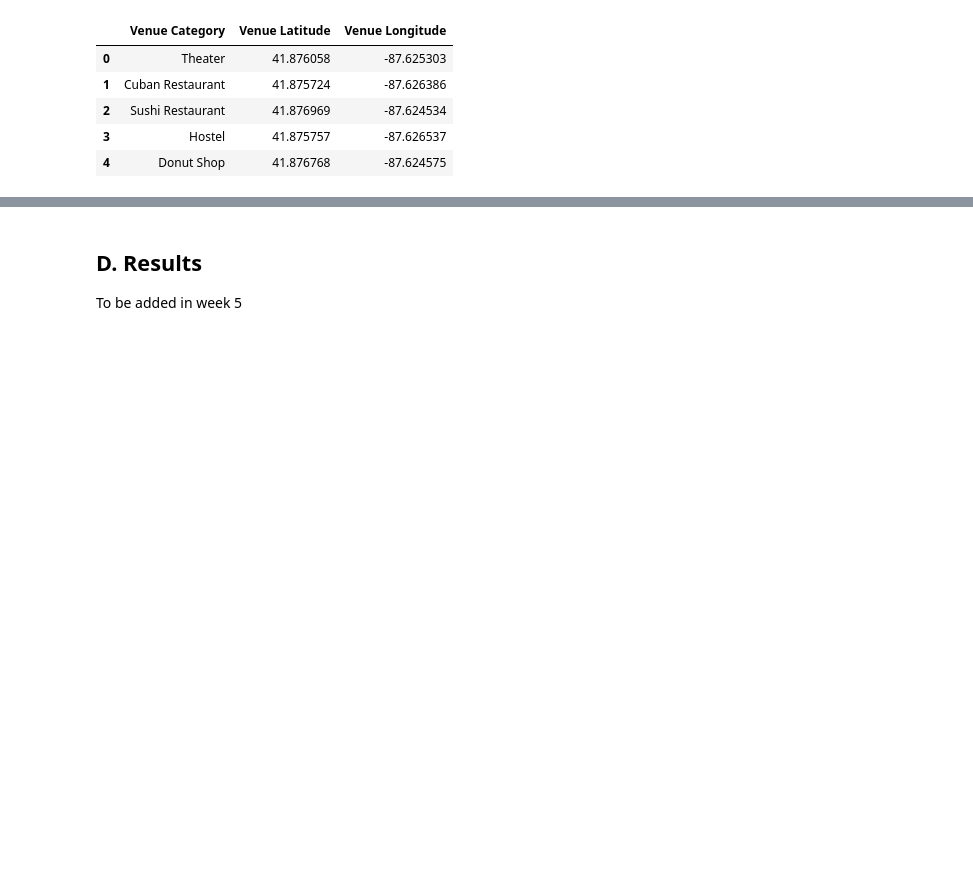
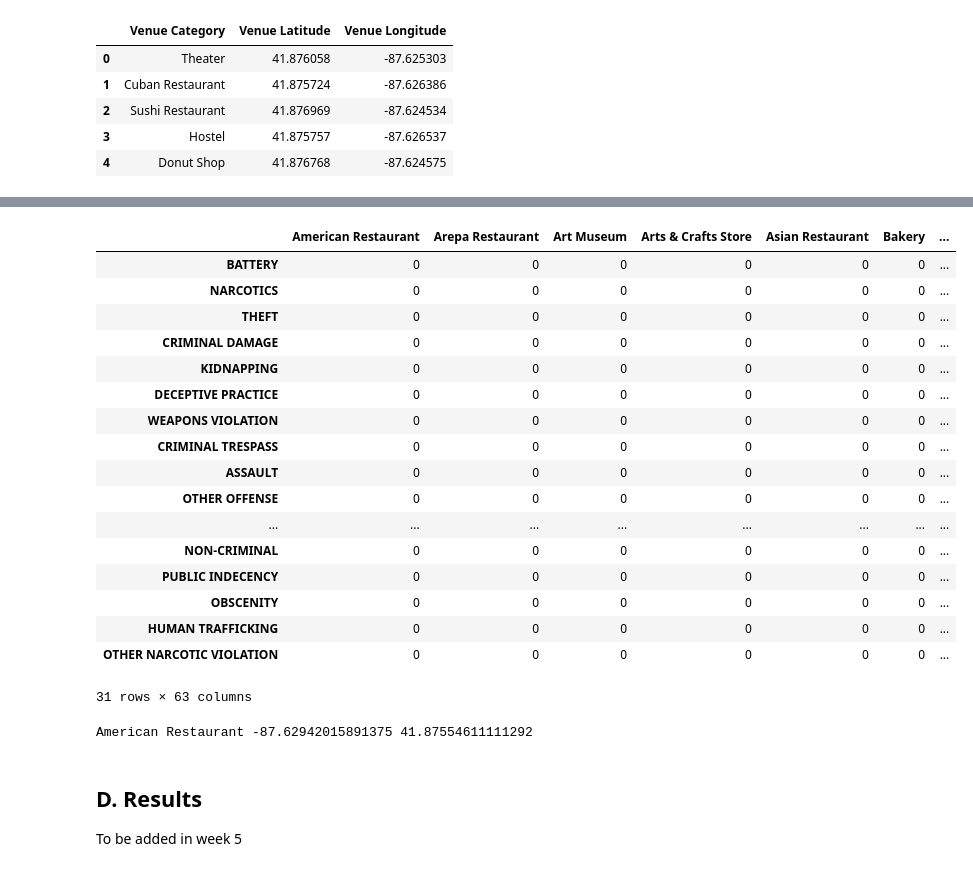
Before and after one commit to gnz5/Capstone-Project, a Jupyter notebook: Final Project.ipynb, the cells around one changed output, grey strips where cells are left out. Saved outputs shown, nothing was run; the diff lists cells and outputs as text; code cells hidden in the pictures; blank space fills up the shorter version.

```diff
--- a/Final Project.ipynb
+++ b/Final Project.ipynb
@@ -111,0 +99,3 @@ Index(['American Restaurant', 'Antique Shop', 'Baby Store', 'Bakery', 'Bar',
+# %%
+venue_categories = list(onehot.columns)
+venue_categories[:5]
@@ -138,0 +131,3 @@ To be added in week 5
+# %%
+crime_categories = list(crime_df['PRIMARY DESCRIPTION'].unique())
+crime_categories
@@ -138,0 +158,23 @@ To be added in week 5
+# %%
+crime_by_venue = pd.DataFrame(index=crime_categories, columns=venue_categories).fillna(value=0)
+# %%
+crime_by_venue
+# %% [output]
+|  | American Restaurant | Arepa Restaurant | Art Museum | Arts & Crafts Store | Asian Restaurant | Bakery | ... |
+| BATTERY | 0 | 0 | 0 | 0 | 0 | 0 | ... |
+| NARCOTICS | 0 | 0 | 0 | 0 | 0 | 0 | ... |
+| THEFT | 0 | 0 | 0 | 0 | 0 | 0 | ... |
+| CRIMINAL DAMAGE | 0 | 0 | 0 | 0 | 0 | 0 | ... |
+| KIDNAPPING | 0 | 0 | 0 | 0 | 0 | 0 | ... |
+| DECEPTIVE PRACTICE | 0 | 0 | 0 | 0 | 0 | 0 | ... |
+| WEAPONS VIOLATION | 0 | 0 | 0 | 0 | 0 | 0 | ... |
+| CRIMINAL TRESPASS | 0 | 0 | 0 | 0 | 0 | 0 | ... |
+| ASSAULT | 0 | 0 | 0 | 0 | 0 | 0 | ... |
+| OTHER OFFENSE | 0 | 0 | 0 | 0 | 0 | 0 | ... |
+| ... | ... | ... | ... | ... | ... | ... | ... |
+| NON-CRIMINAL | 0 | 0 | 0 | 0 | 0 | 0 | ... |
+| PUBLIC INDECENCY | 0 | 0 | 0 | 0 | 0 | 0 | ... |
+| OBSCENITY | 0 | 0 | 0 | 0 | 0 | 0 | ... |
+| HUMAN TRAFFICKING | 0 | 0 | 0 | 0 | 0 | 0 | ... |
+| OTHER NARCOTIC VIOLATION | 0 | 0 | 0 | 0 | 0 | 0 | ... |
+31 rows × 63 columns
@@ -139,3 +183,25 @@ To be added in week 5
+# %%
+for crime_type in crime_categories:
+    crimes_of_this_type = crime_df[crime_df['PRIMARY DESCRIPTION'] == crime_type]
+    for incident in crimes_of_this_type.iterrows():
+        #date = incident[1][0]
+        crime = incident[1][1]
+        crime_latitude = incident[1][3]
+        crime_longitude = incident[1][4]
+        #print(crime, crime_latitude, crime_longitude)
+        for venue_type in venue_categories:
+            venues_of_this_type = df[df['Venue Category'] == venue_type]
+            for venue_ in venues_of_this_type.iterrows():
+                venue = venue_[1]['Venue Category']
+                venue_latitude = venue_[1]['Venue Latitude']
+                venue_longitude = venue_[1]['Venue Longitude']
+                print(venue, venue_longitude, venue_latitude)
+                break
+            break
+        break
+    break
+# %% [output]
+American Restaurant -87.62942015891375 41.87554611111292
 # %% [markdown]
 ##  D. Results <a name="results"></a>
 
```
Also changed, not shown: parts of 11 cells of this notebook, 1 other file.
